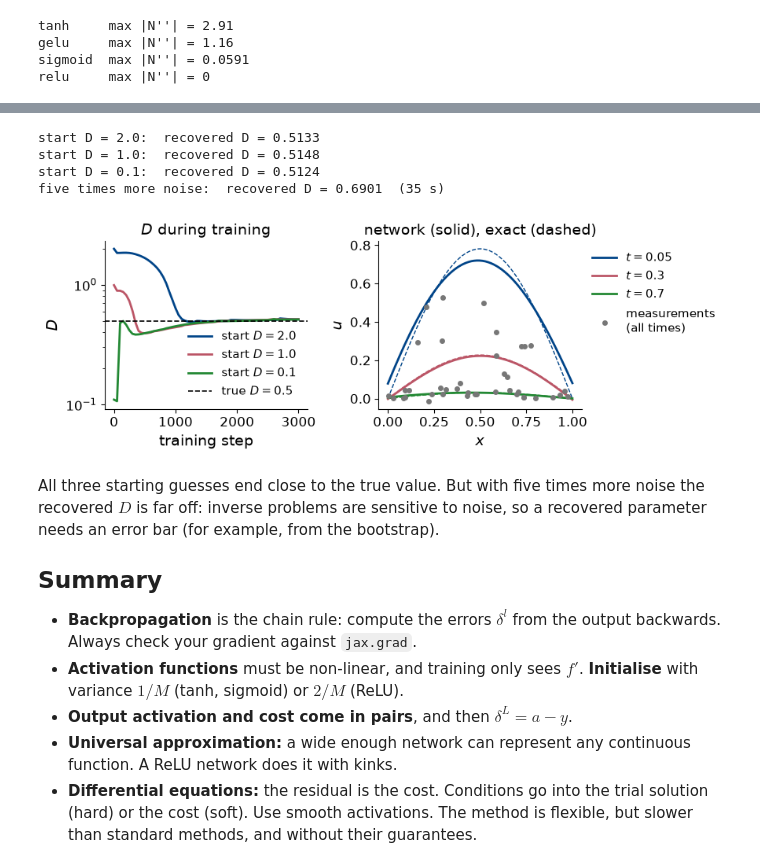
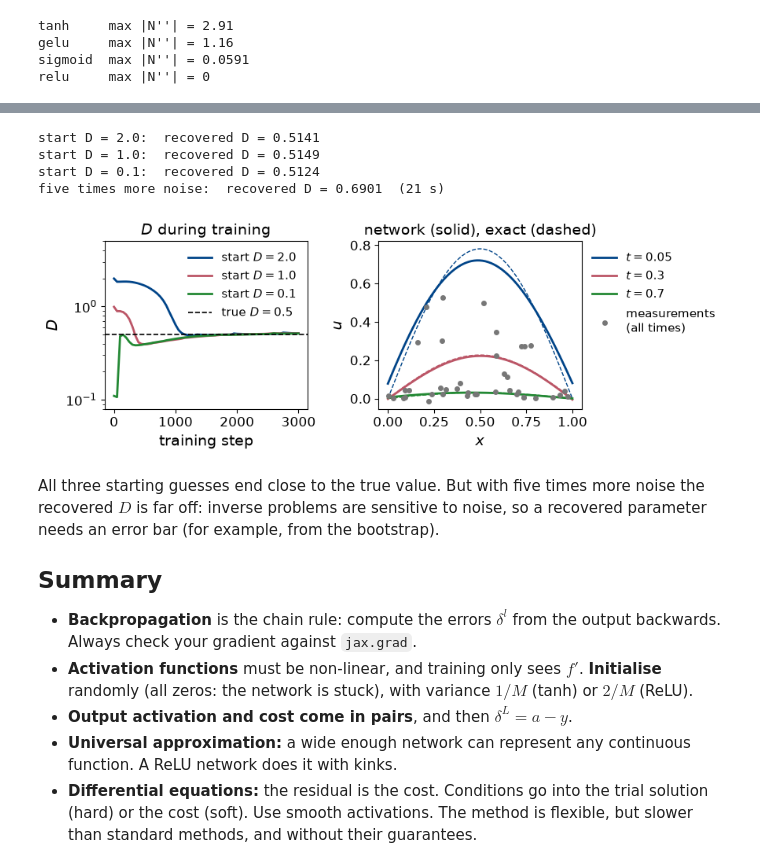
Before and after one commit to cvsvensson/MachineLearningUiO, a Jupyter notebook: doc/WeeklyMaterial/week42/week42monday_v2.ipynb, the cells around one changed output, grey strips where cells are left out. Drawn from its saved outputs; the diff is of its cells as text; code cells hidden in the pictures.

```diff
--- a/doc/WeeklyMaterial/week42/week42monday_v2.ipynb
+++ b/doc/WeeklyMaterial/week42/week42monday_v2.ipynb
@@ -223,0 +225,6 @@ This is what `create_layers` does. Below, a network with 10 hidden layers of 256
+# %%
+rng = np.random.default_rng(4)
+X_zero, Y_zero = rng.normal(size=(20, 3)), rng.normal(size=(20, 1))
+layers_zero = [(np.zeros_like(W), np.zeros_like(b)) for W, b in create_layers([3, 5, 5, 1], "tanh")]
+for l, (dW, db) in enumerate(backpropagation(X_zero, Y_zero, layers_zero, "tanh", "mse"), start=1):
+    print(f"layer {l}:  |dC/dW| = {np.linalg.norm(dW):.1e},  |dC/db| = {np.linalg.norm(db):.1e}")
@@ -363,7 +380,8 @@ for row, (i, name) in enumerate(((i_A, "A"), (i_B, "B"))):
     axi = fig.add_subplot(gs[row, 0])
     axi.imshow(X_test[i].reshape(28, 28), cmap="gray_r")
     axi.set_title(f"label {y_test[i]}")
-    axi.axis("off")
+    axi.set_xticks([])
+    axi.set_yticks([])
     axb = fig.add_subplot(gs[row, 1])
     axb.bar(np.arange(10), P[i], color=RED, width=0.7)
     axb.set_xticks(np.arange(10))
@@ -518,7 +543,7 @@ def residual_decay(layers, X):
 
 t0 = time.time()
 X_col = np.linspace(0, 1, 50)[:, None]                     # 50 collocation points
-layers_decay, hist = solve_de(residual_decay, [1, 40, 40, 1], X_col, n_iter=3000, gamma=2e-2)
+layers_decay, hist = solve_de(residual_decay, [1, 40, 40, 1], X_col, n_iter=4000, gamma=2e-2, n_decay=1000)
 xx = np.linspace(0, 1, 401)
 g = np.asarray(trial_decay(layers_decay, jnp.asarray(xx[:, None])))
 print(f"final cost {hist[-1, 1]:.1e},  max error {np.abs(g - G0 * np.exp(-KAPPA * xx)).max():.1e}  "
@@ -592,6 +630,21 @@ def euler_logistic(n_steps):
     return t, g
 
 
+def rk4_logistic(n_steps):
+    t = np.linspace(0, 1, n_steps + 1)
+    g = np.empty(n_steps + 1)
+    g[0] = G0_LOG
+    rhs = lambda g: 2.0 * g * (1 - g)
+    h = 1 / n_steps
+    for i in range(n_steps):
+        k1 = rhs(g[i])
+        k2 = rhs(g[i] + h / 2 * k1)
+        k3 = rhs(g[i] + h / 2 * k2)
+        k4 = rhs(g[i] + h * k3)
+        g[i + 1] = g[i] + h / 6 * (k1 + 2 * k2 + 2 * k3 + k4)
+    return t, g
+
+
 def fd_poisson(n):
     # -u'' = f with the three-point formula: a tridiagonal system for the n - 1 interior points.
     x = np.linspace(0, 1, n + 1)
@@ -602,7 +655,8 @@ def fd_poisson(n):
 
 
 t0 = time.time()
-layers_log, _ = solve_de(residual_logistic, [1, 40, 40, 1], np.linspace(0, 1, 50)[:, None], n_iter=3000, gamma=2e-2)
+layers_log, _ = solve_de(residual_logistic, [1, 40, 40, 1], np.linspace(0, 1, 50)[:, None], n_iter=4000, gamma=2e-2,
+                         n_decay=1000)
 layers_poi, _ = solve_de(residual_poisson, [1, 30, 30, 1], np.linspace(0, 1, 60)[:, None], n_iter=4000, gamma=1e-2)
 g_log = np.asarray(trial_logistic(layers_log, jnp.asarray(xx[:, None])))
 g_poi = np.asarray(trial_poisson(layers_poi, jnp.asarray(xx[:, None])))
@@ -611,6 +665,8 @@ print("logistic growth, max error:")
 for n_steps in (10, 100):
     t, ge = euler_logistic(n_steps)
     print(f"  forward Euler, dt = {1 / n_steps:<5}       {np.abs(ge - exact_logistic(t)).max():.1e}")
+t, gr = rk4_logistic(100)
+print(f"  RK4, dt = 0.01                 {np.abs(gr - exact_logistic(t)).max():.1e}")
 print(f"  network                        {np.abs(g_log - exact_logistic(xx)).max():.1e}")
 print("Poisson, max error:")
 for n_int in (10, 100):
@@ -625,14 +681,15 @@ ax[0].plot(xx[::16], g_log[::16], "o", color=BLUE, ms=7, mfc="none", mew=1.8, la
 ax[0].plot(t10, g10, "s--", color=RED, ms=5, lw=1.2, label=r"Euler, $\Delta t=0.1$")
 ax[0].set_title("logistic growth: $g'=2g(1-g)$")
 ax[0].set_xlabel("$t$")
-ax[0].legend(frameon=False)
 x10, u10 = fd_poisson(10)
 ax[1].plot(xx, exact_poisson(xx), color="k", lw=1.5, label="exact")
 ax[1].plot(xx[::16], g_poi[::16], "o", color=BLUE, ms=7, mfc="none", mew=1.8, label="network")
 ax[1].plot(x10, u10, "s--", color=RED, ms=5, lw=1.2, label=r"finite diff., $\Delta x=0.1$")
 ax[1].set_title("Poisson: $-g''=f$, $g(0)=g(1)=0$")
 ax[1].set_xlabel("$x$")
-ax[1].legend(frameon=False, loc="lower center", bbox_to_anchor=(0.62, 0.0), fontsize=11)
 fig.tight_layout()
+h, _ = ax[0].get_legend_handles_labels()
+fig.legend(h, ["exact", "network", r"Euler (left), finite differences (right), $\Delta=0.1$"],
+           loc="upper center", bbox_to_anchor=(0.5, 0.04), ncol=3, frameon=False)
 show(fig, "v2_ode_results.png")
 # %% [output]
@@ -808,45 +868,46 @@ runs = []
 for D0 in (2.0, 1.0, 0.1):
     params, trace = find_D(X_obs, y_obs, D0=D0)
     runs.append((D0, params, trace))
     print(f"start D = {D0}:  recovered D = {float(params[1]):.4f}")
 params5, _ = find_D(*measurements(noise=0.05))
 print(f"five times more noise:  recovered D = {float(params5[1]):.4f}  ({time.time() - t0:.0f} s)")
 
 fig, ax = plt.subplots(1, 2, figsize=(9, 3.3))
 for (D0, params, trace), col in zip(runs, (BLUE, RED, GREEN)):
     ax[0].plot(trace[:, 0], trace[:, 2], color=col, lw=2, label=f"start $D={D0}$")
 ax[0].axhline(D_TRUE, color="k", lw=1.2, ls="--", label="true $D=0.5$")
 ax[0].set_xlabel("training step")
 ax[0].set_ylabel("$D$")
 ax[0].set_yscale("log")
+ax[0].set_ylim(0.08, 5)
 ax[0].set_title("$D$ during training")
-ax[0].legend(frameon=False, fontsize=11)
+ax[0].legend(frameon=False, fontsize=11, loc="upper right")
 layers_inv = runs[0][1][0]
 x = np.linspace(0, 1, 200)
 for ts, col in zip((0.05, 0.3, 0.7), (BLUE, RED, GREEN)):
     ax[1].plot(x, np.asarray(u_net(layers_inv, jnp.asarray(np.column_stack([x, np.full_like(x, ts)])))),
                color=col, lw=2, label=f"$t={ts}$")
     ax[1].plot(x, exact_diffusion(x, ts, D_TRUE), color=col, lw=1, ls="--")
 ax[1].scatter(np.asarray(X_obs)[:, 0], np.asarray(y_obs), color=GREY, s=16, zorder=3, label="measurements\n(all times)")
 ax[1].set_xlabel("$x$")
 ax[1].set_ylabel("$u$")
 ax[1].set_title("network (solid), exact (dashed)")
 ax[1].legend(frameon=False, fontsize=11, loc="upper left", bbox_to_anchor=(1.0, 1.0))
 fig.tight_layout()
 show(fig, "v2_pinn_inverse.png")
 # %% [output]
-start D = 2.0:  recovered D = 0.5133
-start D = 1.0:  recovered D = 0.5148
+start D = 2.0:  recovered D = 0.5141
+start D = 1.0:  recovered D = 0.5149
 start D = 0.1:  recovered D = 0.5124
-five times more noise:  recovered D = 0.6901  (35 s)
+five times more noise:  recovered D = 0.6901  (21 s)
-[figure, old version]
+[figure, new version]
 # %% [markdown]
 All three starting guesses end close to the true value. But with five times more noise the recovered $D$ is far off: inverse problems are sensitive to noise, so a recovered parameter needs an error bar (for example, from the bootstrap).
 
 ## Summary
 
 - **Backpropagation** is the chain rule: compute the errors $\delta^l$ from the output backwards. Always check your gradient against `jax.grad`.
-- **Activation functions** must be non-linear, and training only sees $f'$. **Initialise** with variance $1/M$ (tanh, sigmoid) or $2/M$ (ReLU).
+- **Activation functions** must be non-linear, and training only sees $f'$. **Initialise** randomly (all zeros: the network is stuck), with variance $1/M$ (tanh) or $2/M$ (ReLU).
 - **Output activation and cost come in pairs**, and then $\delta^L = a - y$.
 - **Universal approximation:** a wide enough network can represent any continuous function. A ReLU network does it with kinks.
 - **Differential equations:** the residual is the cost. Conditions go into the trial solution (hard) or the cost (soft). Use smooth activations. The method is flexible, but slower than standard methods, and without their guarantees.
```
Also changed, not shown: parts of 23 cells of this notebook, 3 other files.
